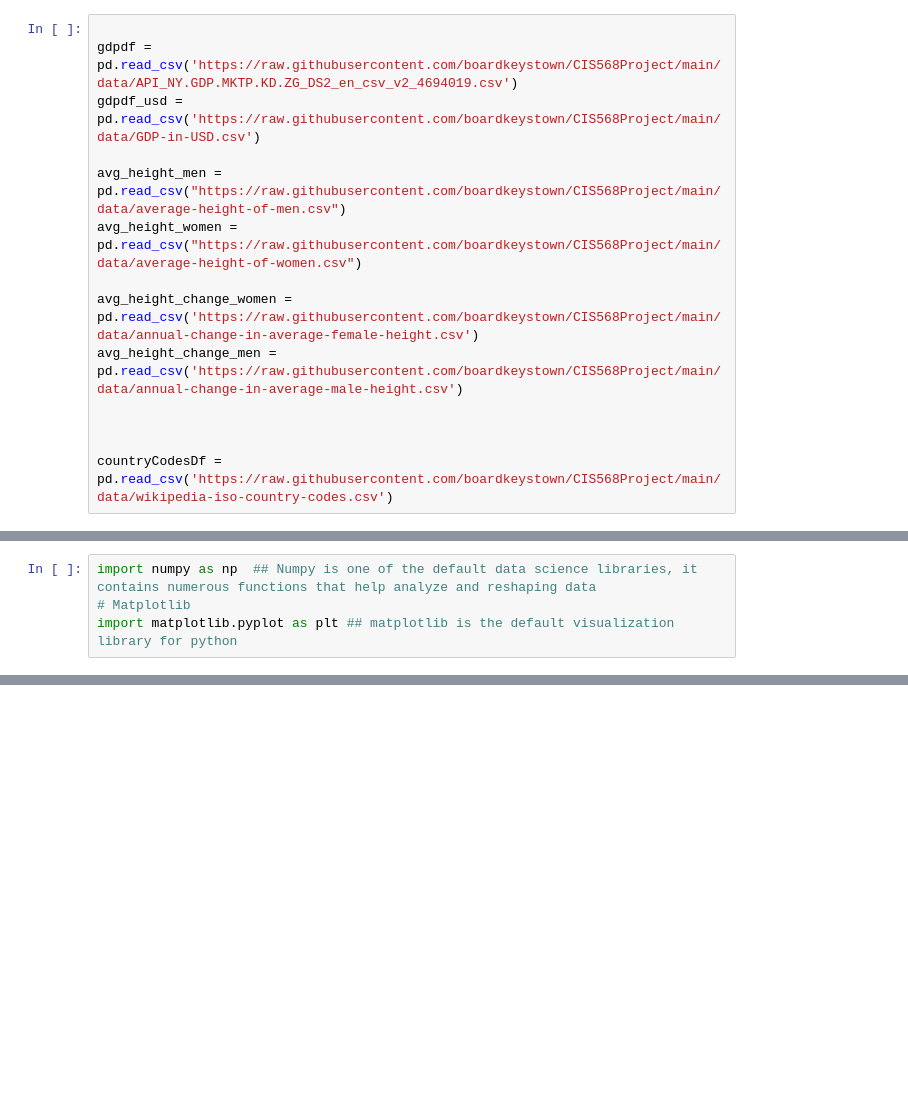
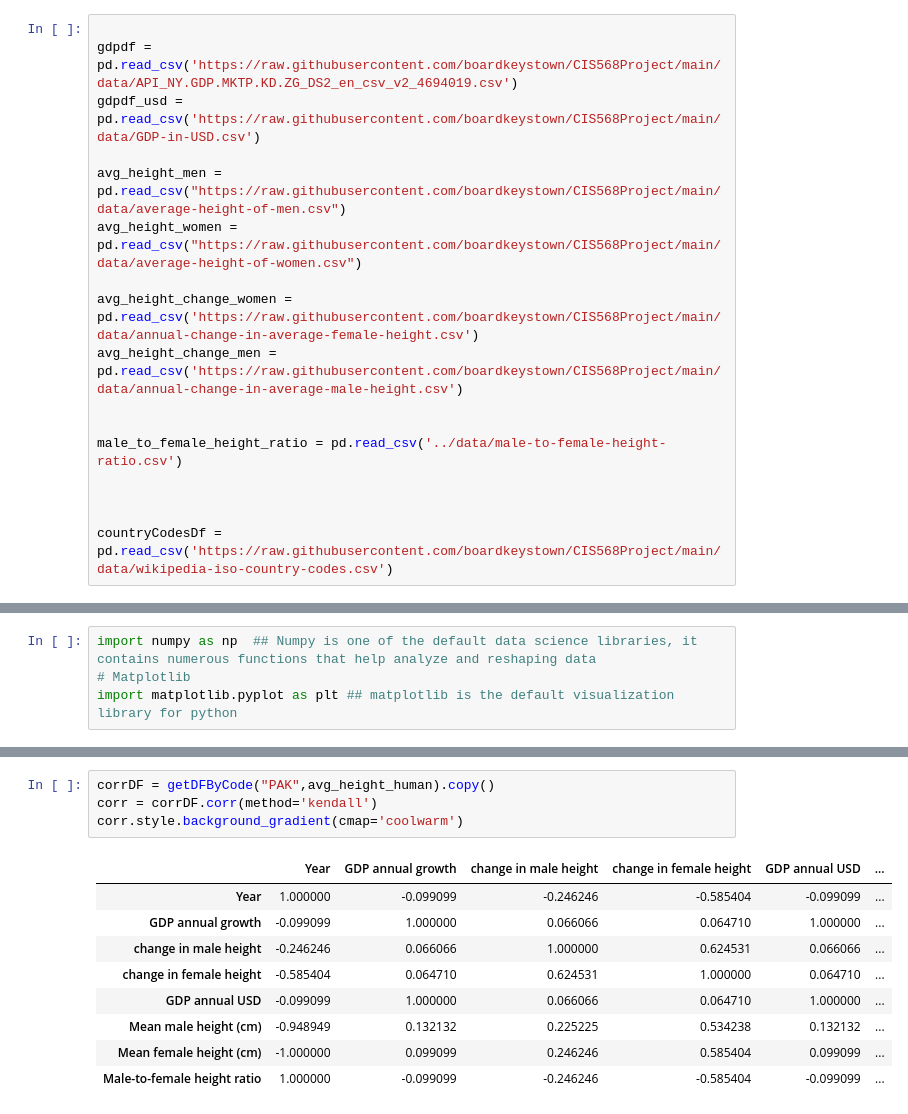
Before and after one commit to boardkeystown/CIS568Projcet, a Jupyter notebook: jupyter/workbook2.ipynb, the cells around one changed output, grey strips where cells are left out. Cells and saved outputs as stored; diff of their text form; blank space fills up the shorter version.

```diff
--- a/jupyter/workbook2.ipynb
+++ b/jupyter/workbook2.ipynb
@@ -15,6 +15,9 @@ avg_height_change_women = pd.read_csv('https://raw.githubusercontent.com/boardke
 avg_height_change_men = pd.read_csv('https://raw.githubusercontent.com/boardkeystown/CIS568Project/main/data/annual-change-in-average-male-height.csv')
 
 
+male_to_female_height_ratio = pd.read_csv('../data/male-to-female-height-ratio.csv')
+
+
 
 countryCodesDf = pd.read_csv('https://raw.githubusercontent.com/boardkeystown/CIS568Project/main/data/wikipedia-iso-country-codes.csv')
 # %% [markdown]
@@ -316,0 +387,14 @@ import matplotlib.pyplot as plt ## matplotlib is the default visualization libra
+# %%
+corrDF = getDFByCode("PAK",avg_height_human).copy()
+corr = corrDF.corr(method='kendall')
+corr.style.background_gradient(cmap='coolwarm')
+# %% [output]
+|  | Year | GDP annual growth | change in male height | change in female height | GDP annual USD | ... |
+| Year | 1.000000 | -0.099099 | -0.246246 | -0.585404 | -0.099099 | ... |
+| GDP annual growth | -0.099099 | 1.000000 | 0.066066 | 0.064710 | 1.000000 | ... |
+| change in male height | -0.246246 | 0.066066 | 1.000000 | 0.624531 | 0.066066 | ... |
+| change in female height | -0.585404 | 0.064710 | 0.624531 | 1.000000 | 0.064710 | ... |
+| GDP annual USD | -0.099099 | 1.000000 | 0.066066 | 0.064710 | 1.000000 | ... |
+| Mean male height (cm) | -0.948949 | 0.132132 | 0.225225 | 0.534238 | 0.132132 | ... |
+| Mean female height (cm) | -1.000000 | 0.099099 | 0.246246 | 0.585404 | 0.099099 | ... |
+| Male-to-female height ratio | 1.000000 | -0.099099 | -0.246246 | -0.585404 | -0.099099 | ... |
```
Also changed, not shown: parts of 12 cells of this notebook, 3 other files.
